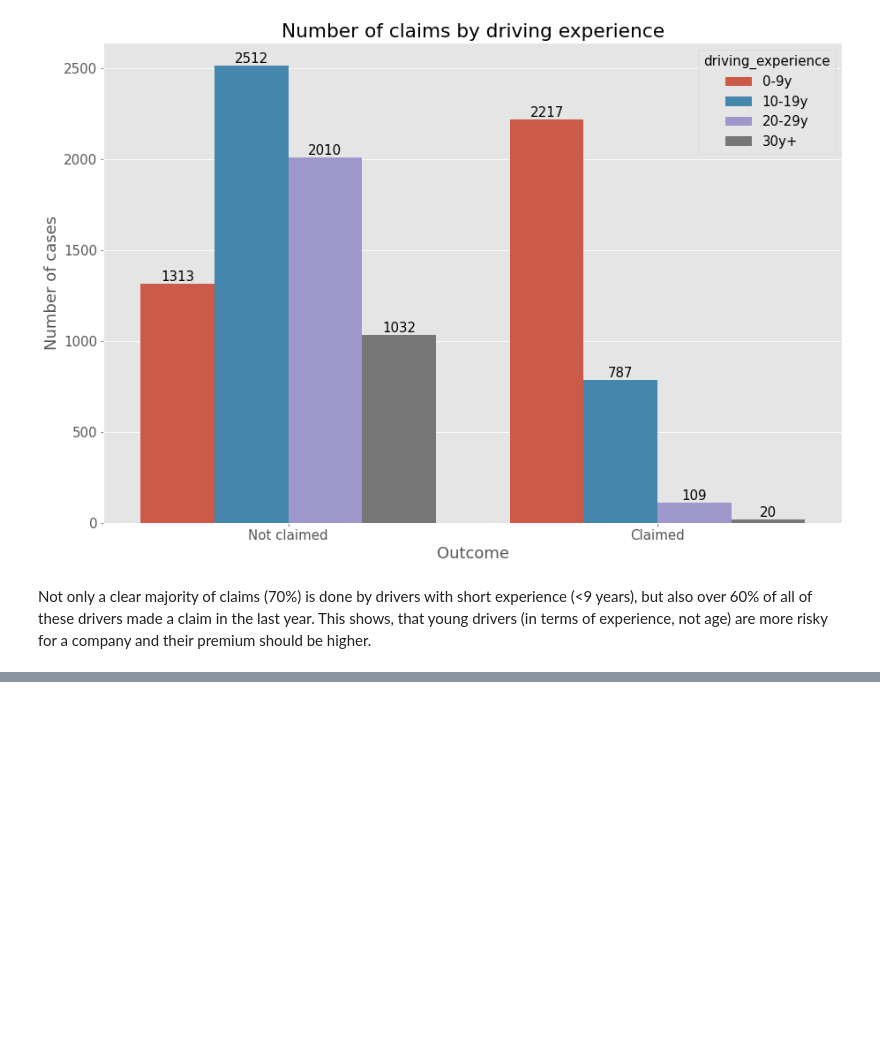
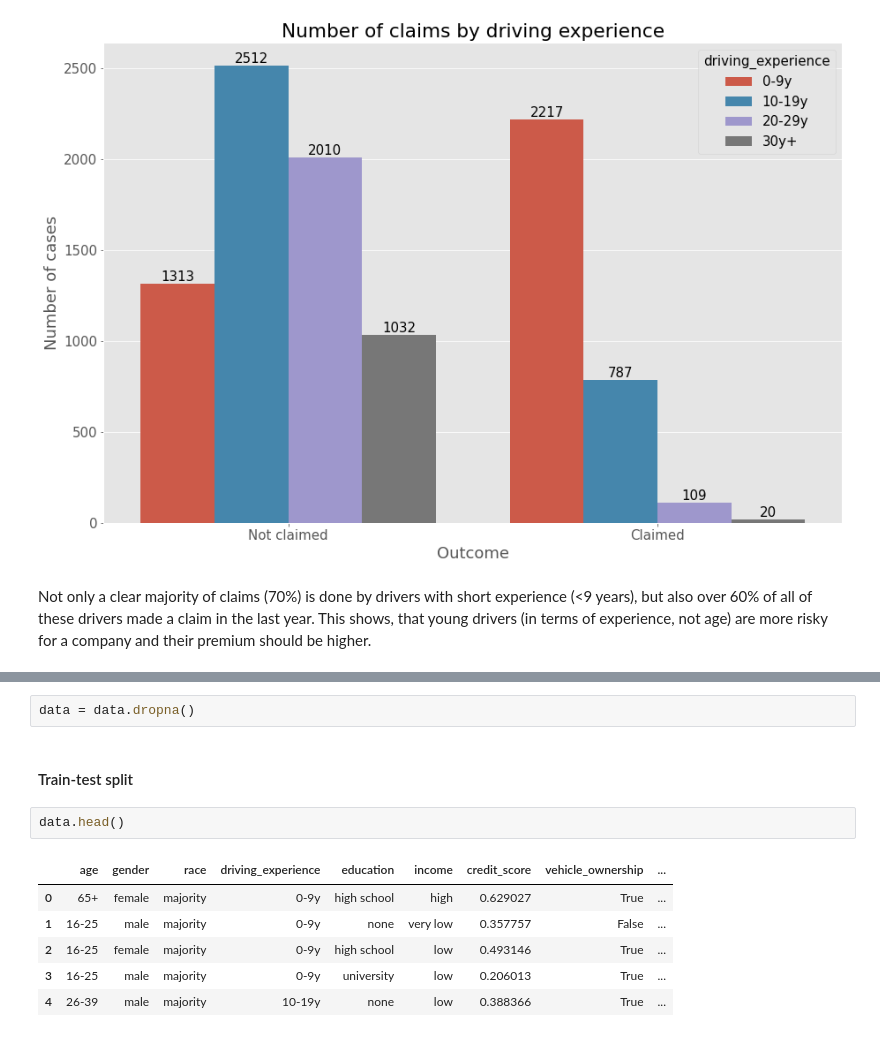
Before and after one commit to pzolnierczyk/insurance-classification, a Jupyter notebook: insurance_claims.ipynb, the cells around one changed output, grey strips where cells are left out. Cells and saved outputs as stored; diff of their text form; blank space fills up the shorter version.

```diff
--- a/insurance_claims.ipynb
+++ b/insurance_claims.ipynb
@@ -96,0 +153,13 @@ Not only a clear majority of claims (70%) is done by drivers with short experien
+# %%
+data = data.dropna()
+# %% [markdown]
+#### Train-test split
+# %%
+data.head()
+# %% [output]
+|  | age | gender | race | driving_experience | education | income | credit_score | vehicle_ownership | ... |
+| 0 | 65+ | female | majority | 0-9y | high school | high | 0.629027 | True | ... |
+| 1 | 16-25 | male | majority | 0-9y | none | very low | 0.357757 | False | ... |
+| 2 | 16-25 | female | majority | 0-9y | high school | low | 0.493146 | True | ... |
+| 3 | 16-25 | male | majority | 0-9y | university | low | 0.206013 | True | ... |
+| 4 | 26-39 | male | majority | 10-19y | none | low | 0.388366 | True | ... |
```
Also changed, not shown: parts of 32 cells of this notebook.
